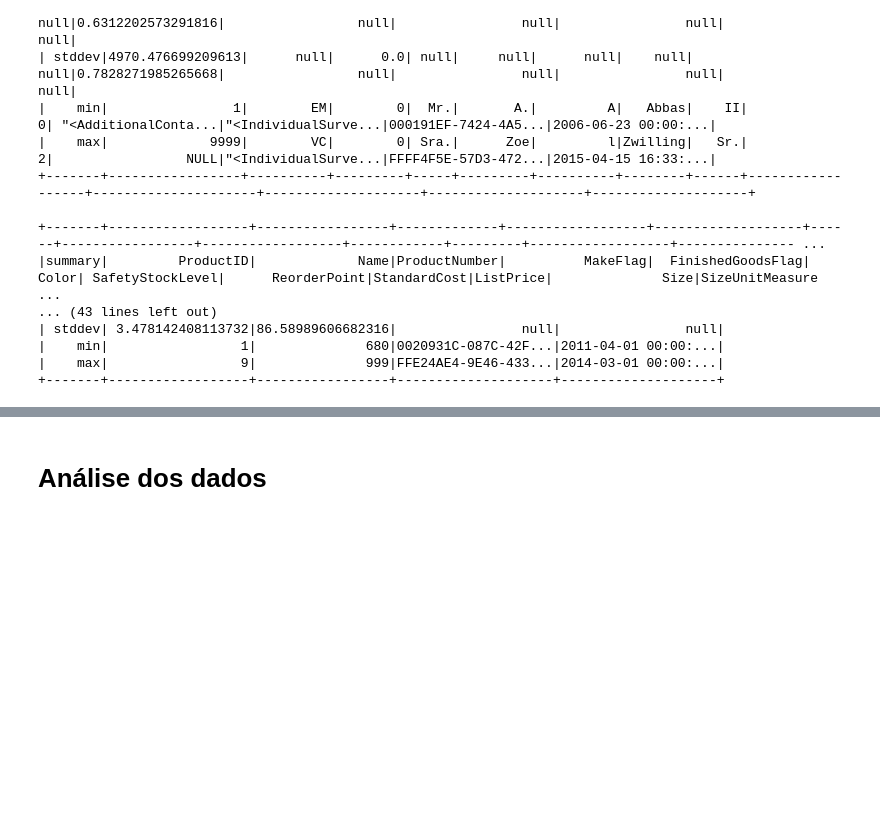
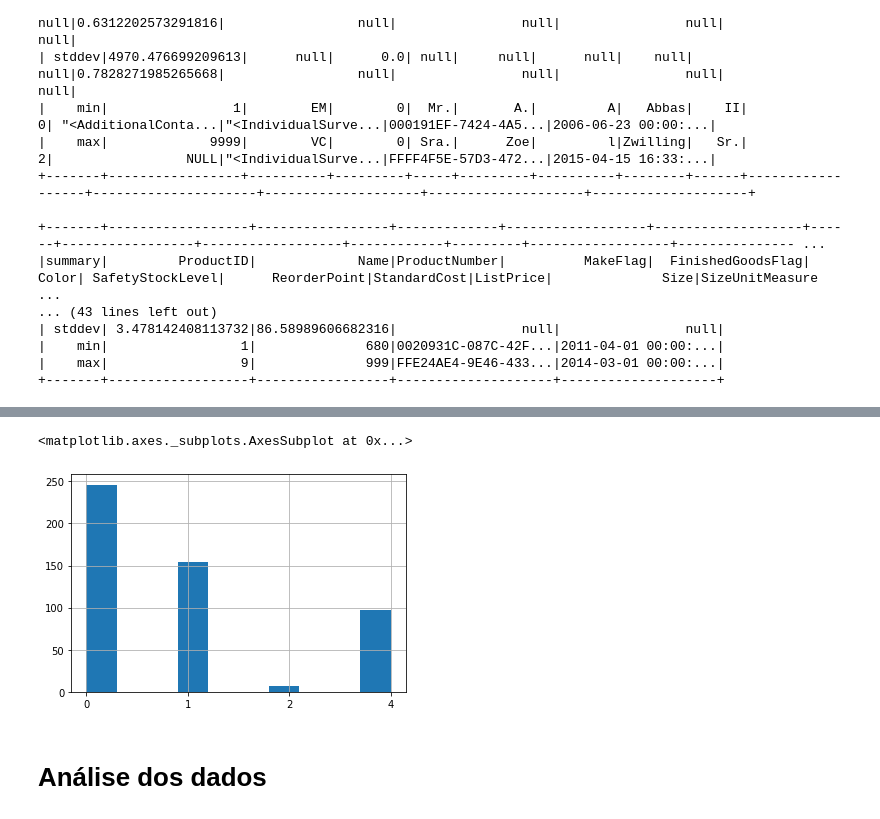
Before and after one commit to DiegoDangelo/Desafio_Smarttbot, a Jupyter notebook: Desafio_Smarttbot.ipynb, the cells around one changed output, grey strips where cells are left out. Drawn from its saved outputs; the diff is of its cells as text; code cells hidden in the pictures; blank space fills up the shorter version.

```diff
--- a/Desafio_Smarttbot.ipynb
+++ b/Desafio_Smarttbot.ipynb
@@ -102,3 +139,9 @@ offer_product.summary().show()
+# %%
+#Histograma 'DaysToManufacture'
+product.toPandas().DaysToManufacture.hist()
+# %% [output]
+<matplotlib.axes._subplots.AxesSubplot at 0x...>
+[figure, added]
 # %% [markdown]
 # Análise dos dados
 # %% [markdown]
```
Also changed, not shown: parts of 7 cells of this notebook.
